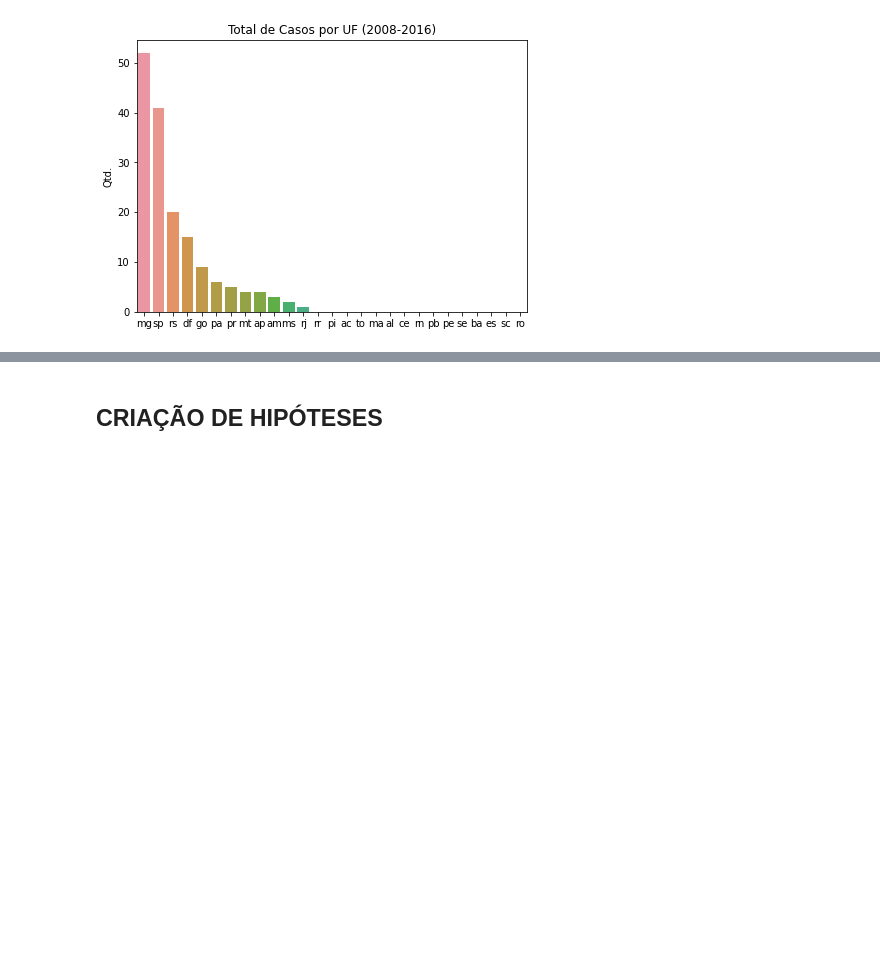
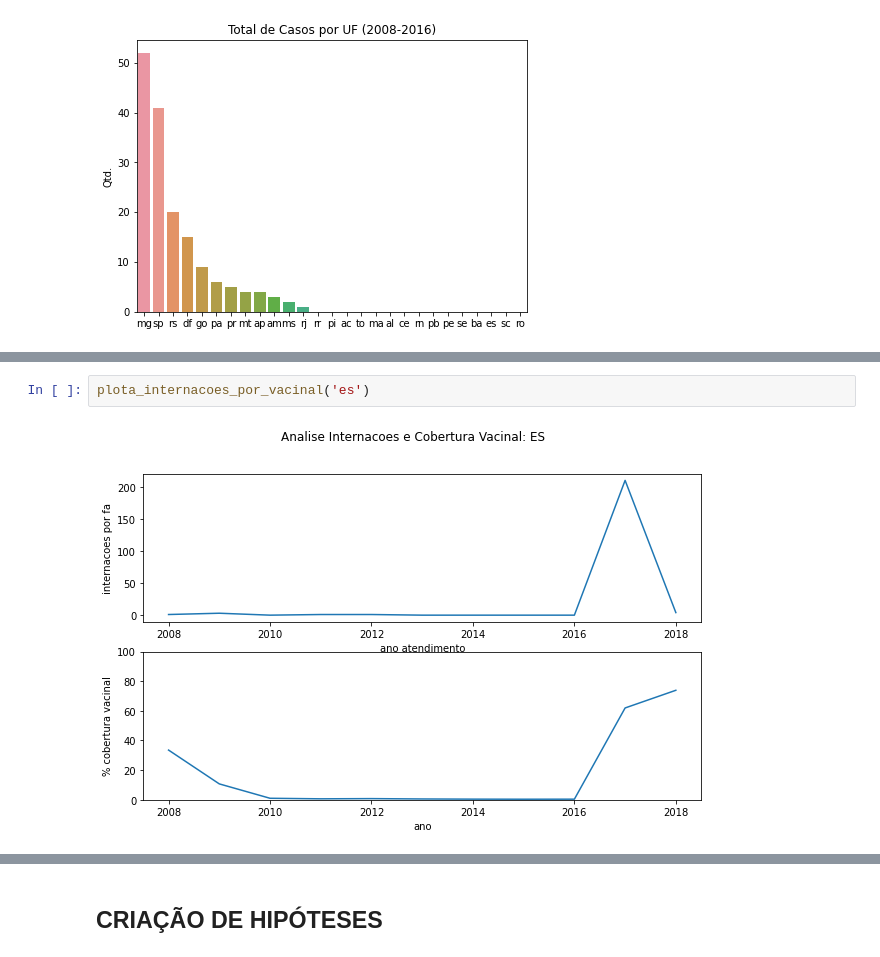
Before and after one commit to itsGab/ds_febre_amarela, a Jupyter notebook: nb-projeto/projeto_modulo2_rascunho.ipynb, the cells around one changed output, grey strips where cells are left out. Saved outputs shown, nothing was run; the diff lists cells and outputs as text; blank space fills up the shorter version.

```diff
--- a/nb-projeto/projeto_modulo2_rascunho.ipynb
+++ b/nb-projeto/projeto_modulo2_rascunho.ipynb
@@ -271,0 +309,4 @@ plt.show()
+# %%
+plota_internacoes_por_vacinal('es')
+# %% [output]
+[figure, added]
```
Also changed, not shown: parts of 14 cells of this notebook.
